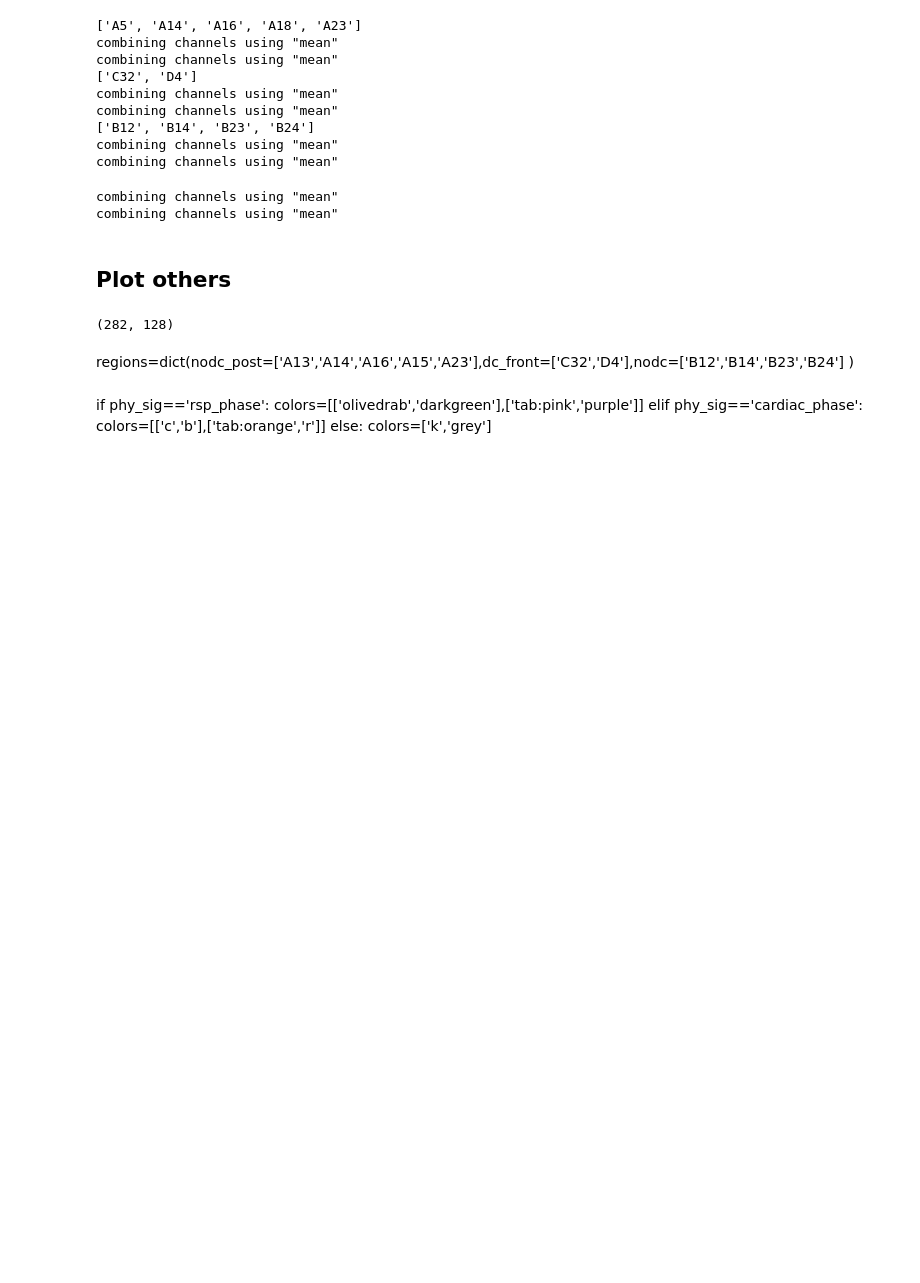
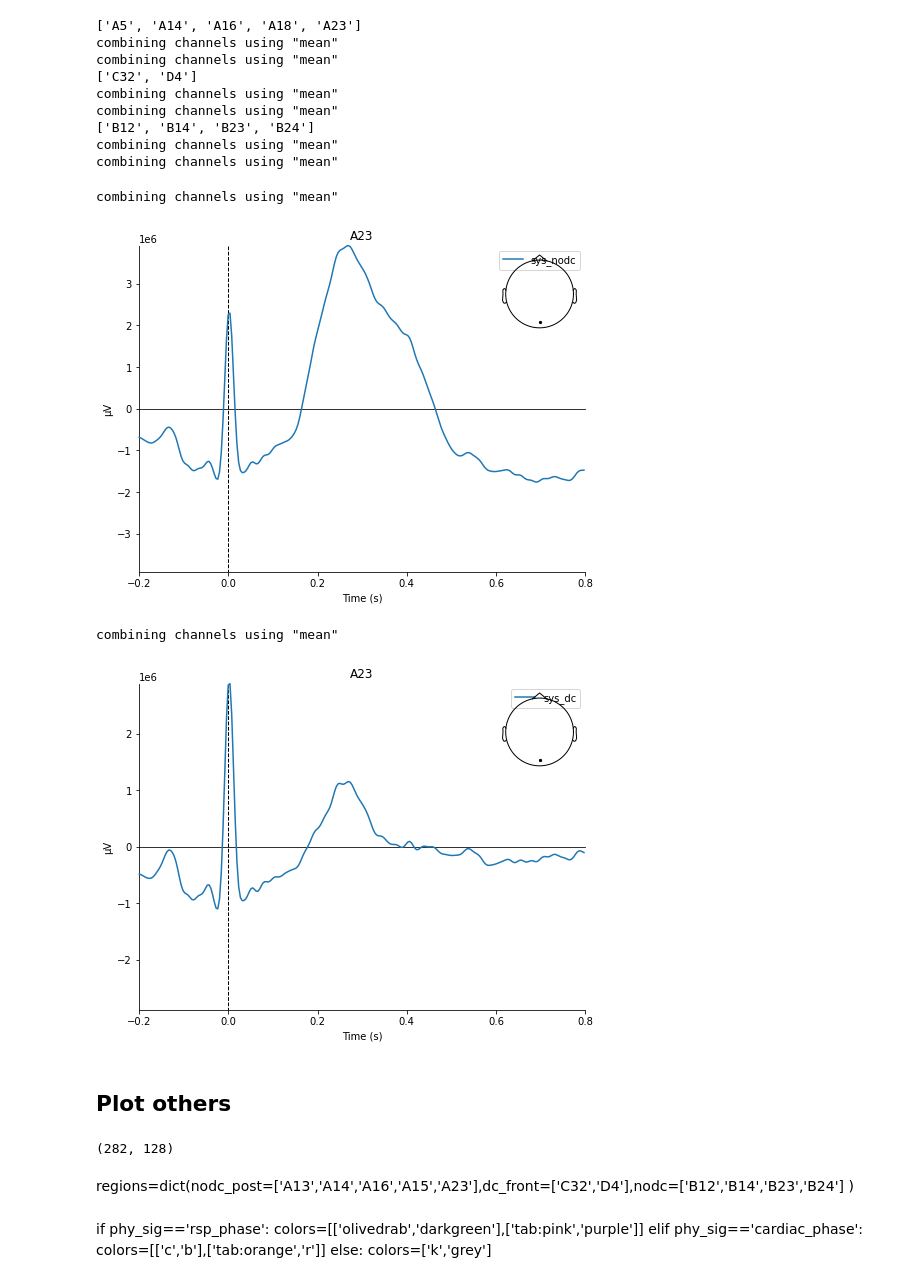
Before and after one commit to vivile42/unfold_proj, a Jupyter notebook: stats/unfold_stats_BF.ipynb, the cells around one changed output. Saved outputs shown, nothing was run; the diff lists cells and outputs as text; code cells hidden in the pictures; blank space fills up the shorter version.

```diff
--- a/stats/unfold_stats_BF.ipynb
+++ b/stats/unfold_stats_BF.ipynb
@@ -576,2 +633,0 @@ evo_dia=get_evo(data_dia.T).crop(-0.2,None)
-# %%
-regions=dict(dc_post=['A5','A14','A16','A18','A23'],dc_front=['C32','D4'],nodc=['B12','B14','B23','B24'] )
@@ -586,0 +634,3 @@ else:
+# %%
+evokeds={k_1:evo_1,k_2:evo_2}
+fig_fin=mne.viz.plot_compare_evokeds(evokeds,ci=False, picks=['A23'],show_sensors=True,legend='upper right',truncate_yaxis=False,combine='mean')
@@ -587,7 +640,5 @@ else:
 # %%
 %matplotlib qt
-
-evokeds=dict(sys_nodc=evo_sys,sys_dc=evo_dia)
 
 fig,axs=plt.subplots(1,3,figsize=(10,5))
 n=0
@@ -609,11 +663,17 @@ combining channels using "mean"
 # %%
-file_dir=f'ana/deconvolution/figures/waveforms_gavg_{modtype}_{erp_type}_{cond}_{dc_type}.svg'
-fig.savefig(file_dir,format='svg')
+file_dir=f'ana/deconvolution/figures/waveforms_gavg_{modtype}_{erp_type}_{cond_1}_dcnodc_oz.svg'
+fig_fin[0].savefig(file_dir,format='svg')
 # %%
-fig_fin=mne.viz.plot_compare_evokeds(evokeds,ci=False, picks=['A27'],show_sensors=True,legend='upper right',truncate_yaxis=False,combine='mean',vlines=[0,0.49,0.52])
+for cond,evo in evokeds.items():
+    sub_dict={cond:evo}
+    fig_fin=mne.viz.plot_compare_evokeds(sub_dict,ci=False, picks=['A23'],show_sensors=True,legend='upper right',truncate_yaxis=False,combine='mean')
+    file_dir=f'ana/deconvolution/figures/waveforms_gavg_{modtype}_{erp_type}_{cond}_oz.svg'
+    fig_fin[0].savefig(file_dir,format='svg')
 # %% [output]
 combining channels using "mean"
-combining channels using "mean"
+[figure, added]
+combining channels using "mean"
+[figure, added]
 # %%
 file_dir=f'ana/deconvolution/figures/waveforms_gavg_{modtype}_{erp_type}_{cond}_dcnodc_oz.svg'
 fig.savefig(file_dir,format='svg')
```
Also changed, not shown: parts of 22 cells of this notebook, 3 other files.
